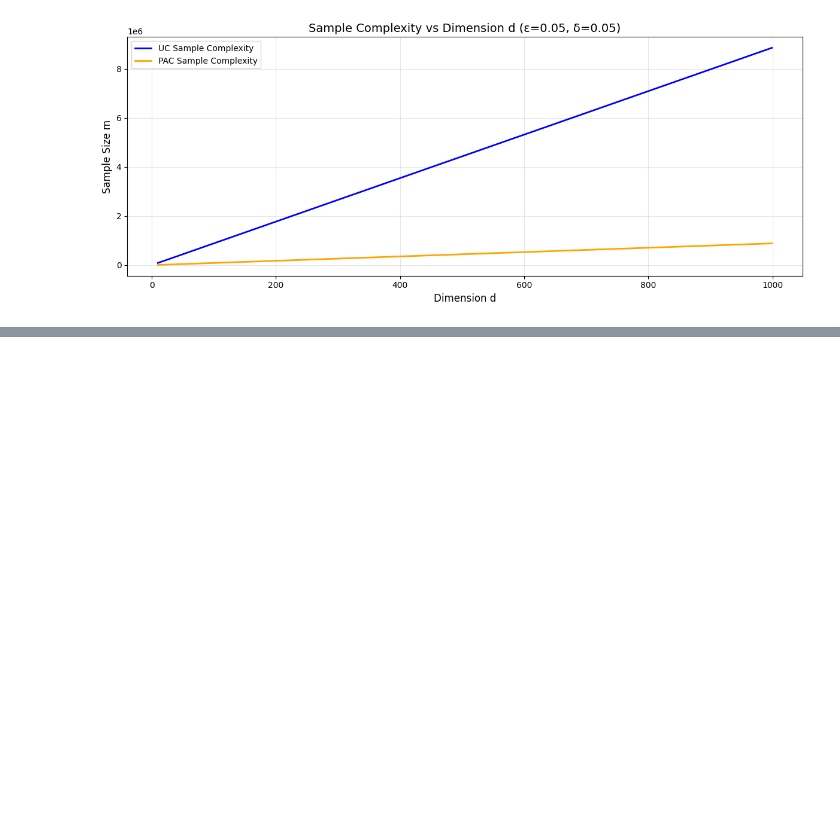
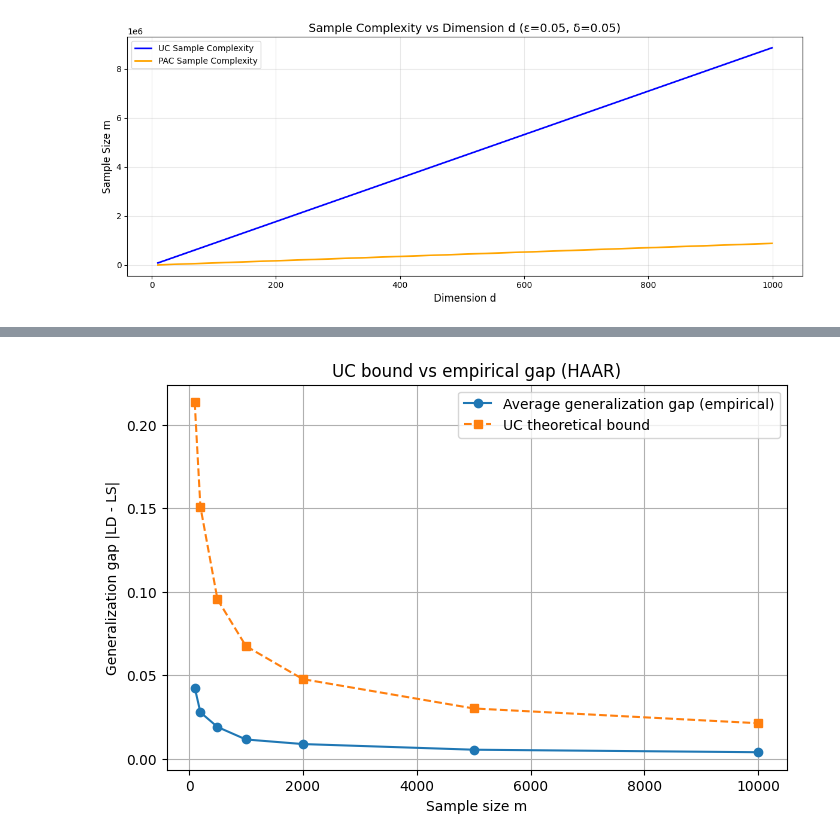
Before and after one commit to ivan-skukan/ML2, a Jupyter notebook: dz1.ipynb, the cells around one changed output, grey strips where cells are left out. Saved outputs shown, nothing was run; the diff lists cells and outputs as text; code cells hidden in the pictures; blank space fills up the shorter version.

```diff
--- a/dz1.ipynb
+++ b/dz1.ipynb
@@ -492,0 +614,79 @@ class FiniteDiscreteDistribution:
+# %%
+T = 100
+delta = 0.05
+noise_level = 0.2
+dimensions = 2
+num_points_per_dim = 5
+domain = (0, 1, 0.25)
+sample_sizes = [100, 200, 500, 1000, 2000, 5000, 10000]
+
+coords = [np.linspace(domain[0], domain[1], num_points_per_dim) for _ in range(dimensions)]
+all_points = np.array(list(product(*coords)))
+N_points = len(all_points)
+
+intervals = [list(product(range(num_points_per_dim), repeat=2)) for _ in range(dimensions)]
+haar_hypotheses = []
+
+for bounds in product(*intervals):
+    lower_idx = np.array([b[0] for b in bounds])
+    upper_idx = np.array([b[1] for b in bounds])
+    if np.any(lower_idx > upper_idx):
+        continue
+    lower_bounds = all_points[lower_idx[0]]
+    upper_bounds = all_points[upper_idx[0]]
+    haar_hypotheses.append((lower_bounds, upper_bounds))
+
+H_size_haar = len(haar_hypotheses)
+
+def labeling_fun(X):
+    labels = (np.sum(X, axis=1) > 0.5*dimensions).astype(int)
+    flip_idx = np.random.choice(len(labels), size=int(len(labels)*noise_level), replace=False)
+    labels[flip_idx] = 1 - labels[flip_idx]
+    return labels
+
+labels = labeling_fun(all_points)
+
+def epsilon_uc(m, H_size, delta):
+    return sqrt((1/(2*m)) * log(2*H_size/delta))
+
+avg_gaps = []
+
+for m in sample_sizes:
+    gaps = []
+    for t in range(T):
+        sample_idx = np.random.choice(N_points, size=m, replace=True)
+        S = all_points[sample_idx]
+        S_labels = labels[sample_idx]
+
+        best_err = np.inf
+        best_h = None
+        for lower, upper in haar_hypotheses:
+            preds_S = np.all((S >= lower) & (S <= upper), axis=1).astype(int)
+            err = np.mean(preds_S != S_labels)
+            if err < best_err:
+                best_err = err
+                best_h = (lower, upper)
+
+        lower, upper = best_h
+        preds_S = np.all((S >= lower) & (S <= upper), axis=1).astype(int)
+        LS = np.mean(preds_S != S_labels)
+
+        preds_D = np.all((all_points >= lower) & (all_points <= upper), axis=1).astype(int)
+        LD = np.mean(preds_D != labels)
+
+        gaps.append(abs(LD - LS))
+
+    avg_gaps.append(np.mean(gaps))
+
+plt.figure(figsize=(8,5))
+plt.plot(sample_sizes, avg_gaps, 'o-', label='Average generalization gap (empirical)')
+plt.plot(sample_sizes, [epsilon_uc(m, H_size_haar, delta) for m in sample_sizes],
+         's--', label='UC theoretical bound')
+plt.xlabel('Sample size m')
+plt.ylabel('Generalization gap |LD - LS|')
+plt.title('UC bound vs empirical gap (HAAR)')
+plt.legend()
+plt.grid(True)
+plt.show()
+# %% [output]
+[figure, added]
```
Also changed, not shown: parts of 10 cells of this notebook, 1 other file.
